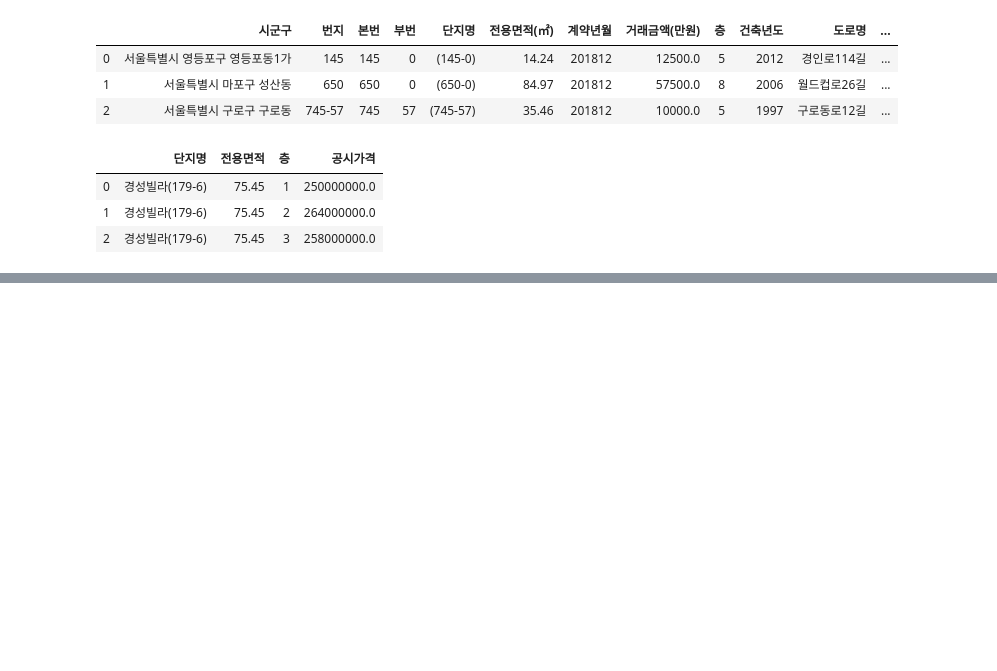
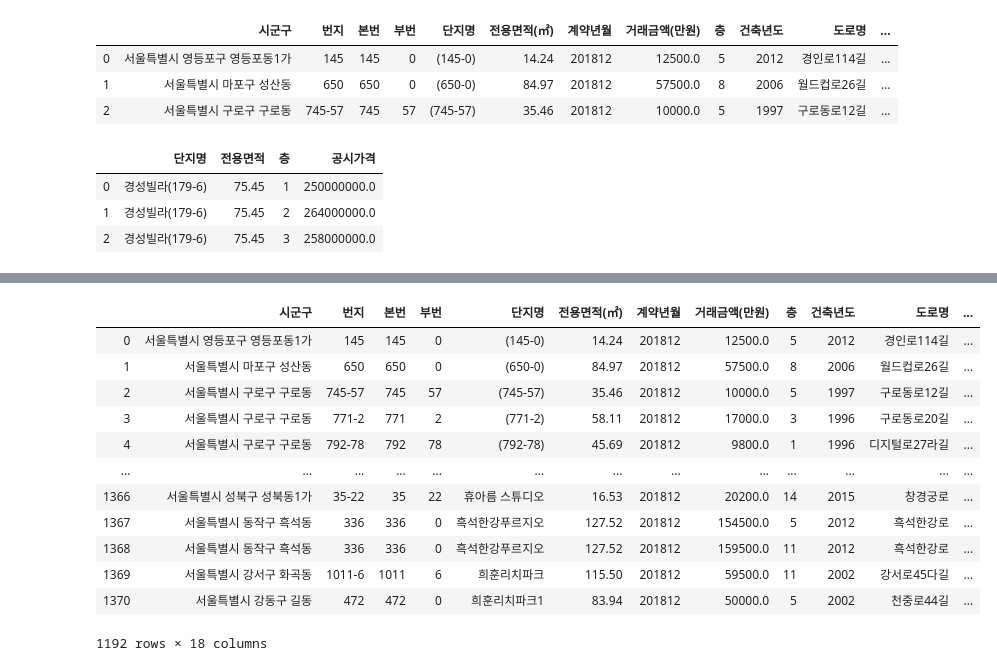
Before and after one commit to parapara157/RealEstate, a Jupyter notebook: 3.preprocessBeforeModeling.ipynb, the cells around one changed output, grey strips where cells are left out. Saved outputs shown, nothing was run; the diff lists cells and outputs as text; code cells hidden in the pictures; blank space fills up the shorter version.

```diff
--- a/3.preprocessBeforeModeling.ipynb
+++ b/3.preprocessBeforeModeling.ipynb
@@ -202,0 +232,16 @@ finaltest.to_csv("dataAfterPreprocess/finaltest",header=True,index=False)
+# %%
+finaltest
+# %% [output]
+|  | 시군구 | 번지 | 본번 | 부번 | 단지명 | 전용면적(㎡) | 계약년월 | 거래금액(만원) | 층 | 건축년도 | 도로명 | ... |
+| 0 | 서울특별시 영등포구 영등포동1가 | 145 | 145 | 0 | (145-0) | 14.24 | 201812 | 12500.0 | 5 | 2012 | 경인로114길 | ... |
+| 1 | 서울특별시 마포구 성산동 | 650 | 650 | 0 | (650-0) | 84.97 | 201812 | 57500.0 | 8 | 2006 | 월드컵로26길 | ... |
+| 2 | 서울특별시 구로구 구로동 | 745-57 | 745 | 57 | (745-57) | 35.46 | 201812 | 10000.0 | 5 | 1997 | 구로동로12길 | ... |
+| 3 | 서울특별시 구로구 구로동 | 771-2 | 771 | 2 | (771-2) | 58.11 | 201812 | 17000.0 | 3 | 1996 | 구로동로20길 | ... |
+| 4 | 서울특별시 구로구 구로동 | 792-78 | 792 | 78 | (792-78) | 45.69 | 201812 | 9800.0 | 1 | 1996 | 디지털로27라길 | ... |
+| ... | ... | ... | ... | ... | ... | ... | ... | ... | ... | ... | ... | ... |
+| 1366 | 서울특별시 성북구 성북동1가 | 35-22 | 35 | 22 | 휴아름 스튜디오 | 16.53 | 201812 | 20200.0 | 14 | 2015 | 창경궁로 | ... |
+| 1367 | 서울특별시 동작구 흑석동 | 336 | 336 | 0 | 흑석한강푸르지오 | 127.52 | 201812 | 154500.0 | 5 | 2012 | 흑석한강로 | ... |
+| 1368 | 서울특별시 동작구 흑석동 | 336 | 336 | 0 | 흑석한강푸르지오 | 127.52 | 201812 | 159500.0 | 11 | 2012 | 흑석한강로 | ... |
+| 1369 | 서울특별시 강서구 화곡동 | 1011-6 | 1011 | 6 | 희훈리치파크 | 115.50 | 201812 | 59500.0 | 11 | 2002 | 강서로45다길 | ... |
+| 1370 | 서울특별시 강동구 길동 | 472 | 472 | 0 | 희훈리치파크1 | 83.94 | 201812 | 50000.0 | 5 | 2002 | 천중로44길 | ... |
+1192 rows × 18 columns
```
Also changed, not shown: parts of 4 cells of this notebook, 5 other files.
